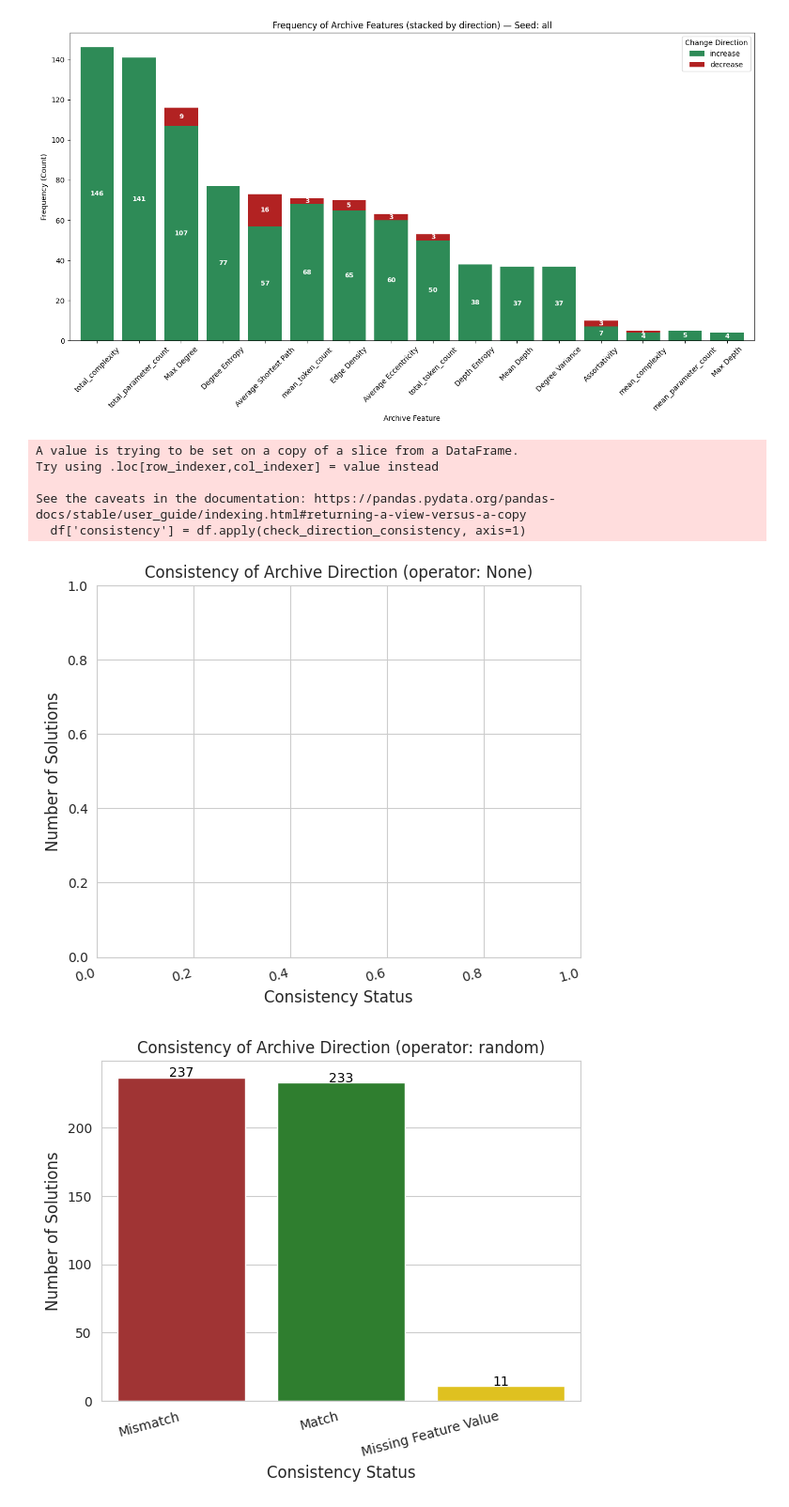
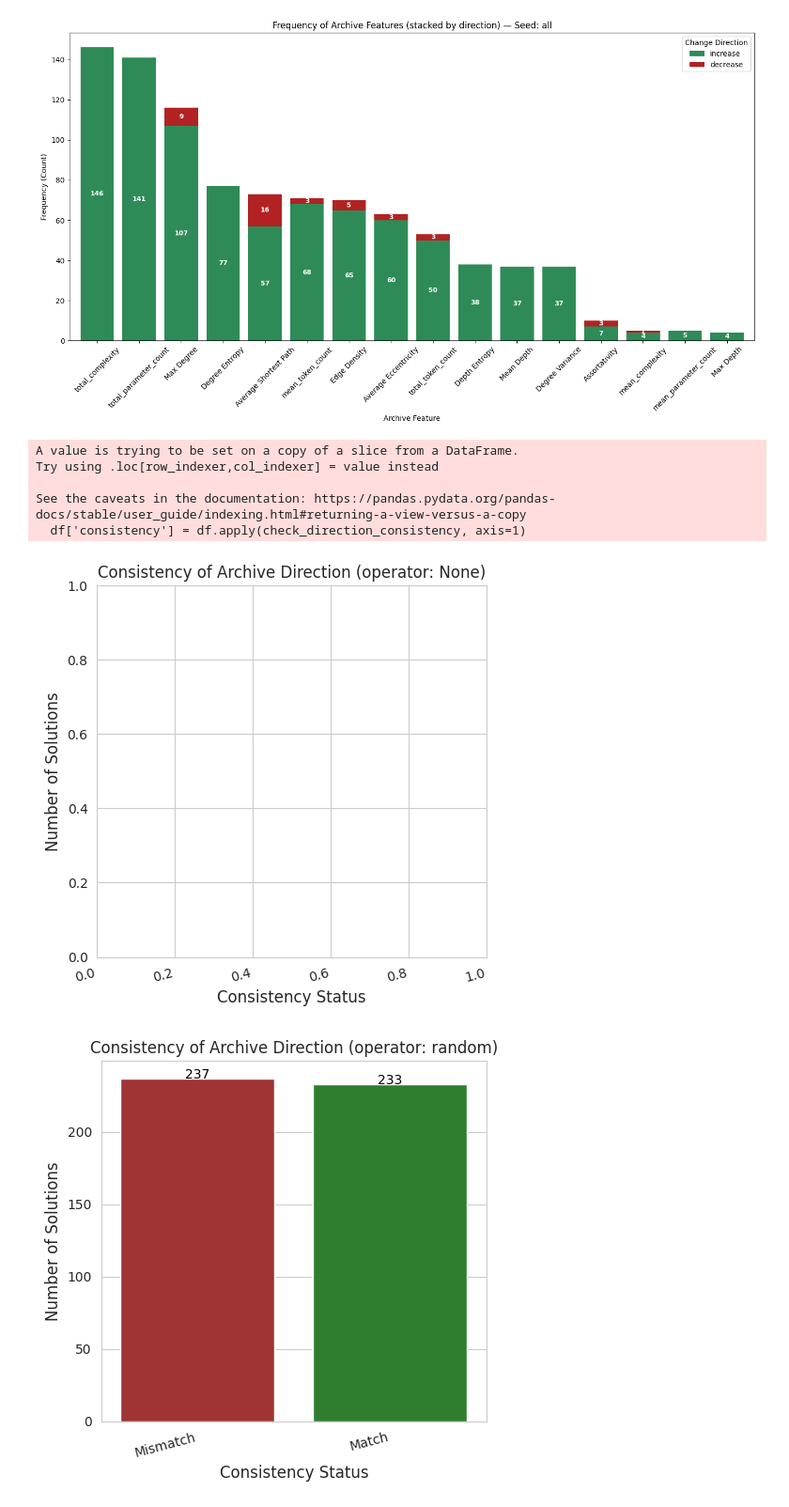
Before and after one commit to XAI-liacs/BLADE, a Jupyter notebook: examples/visualize_sbox_xai.ipynb, the cells around one changed output. Shown at 94% size. Saved outputs shown, nothing was run; the diff lists cells and outputs as text; code cells hidden in the pictures.

Commit message:
Small changes for visualisations in paper.

```diff
--- a/examples/visualize_sbox_xai.ipynb
+++ b/examples/visualize_sbox_xai.ipynb
@@ -208,7 +208,7 @@ def analyze_archive_direction_consistency(df, name="ES-guided"):
 
             # Handle cases where feature values are missing
             if v_parent is None or v_child is None:
-                return 'Missing Feature Value'
+                return np.nan
 
             # 3. Determine Observed Direction
             if v_child > v_parent:
@@ -261,7 +261,8 @@ def analyze_archive_direction_consistency(df, name="ES-guided"):
         # consistency_counts.columns = ['Consistency Status', 'Count']
 
         # 6. Visualization (Bar Chart)
-        plt.figure(figsize=(6, 5))
+        plt.figure(figsize=(5, 5))
+        consistency_counts.dropna(inplace=True)
 
         # Define a clear color palette
         color_map = {'Match': 'forestgreen', 'Mismatch': 'firebrick', 'No Parent': 'lightgray',
@@ -281,32 +282,32 @@ def analyze_archive_direction_consistency(df, name="ES-guided"):
         )
 
         plt.title(f'Consistency of Archive Direction (operator: {operator})', fontsize=12)
         plt.xlabel('Consistency Status', fontsize=12)
         plt.ylabel('Number of Solutions', fontsize=12)
         plt.xticks(rotation=15, ha='right')
 
         # Add counts on top of bars
         for index, row in consistency_counts.iterrows():
             plt.text(index, row['Count'] + 0.05, str(row['Count']), color='black', ha="center")
 
         plt.tight_layout()
         file_name = f'archive_direction_consistency_histogram_{name}_{operator}.png'
         plt.savefig(file_name)
         plt.show()
         plt.close()
 
     all_consistency_counts = pd.concat([all_consistency_counts, consistency_counts], ignore_index=True)
 
     return all_consistency_counts
 
 all_consistency_counts = analyze_archive_direction_consistency(data[data['method_name'] == "ES-guided"], "ES-guided-global")
 all_consistency_counts = analyze_archive_direction_consistency(data[data['method_name'] == "ES-guided-new"], "ES-guided-local")
 all_consistency_counts
 # %% [output]
 A value is trying to be set on a copy of a slice from a DataFrame.
 Try using .loc[row_indexer,col_indexer] = value instead
 
 See the caveats in the documentation: https://pandas.pydata.org/pandas-docs/stable/user_guide/indexing.html#returning-a-view-versus-a-copy
   df['consistency'] = df.apply(check_direction_consistency, axis=1)
-[figure, old version]
+[figure, new version]
-[figure, old version]
+[figure, new version]
```
Also changed, not shown: parts of 5 cells of this notebook, 8 other files.
